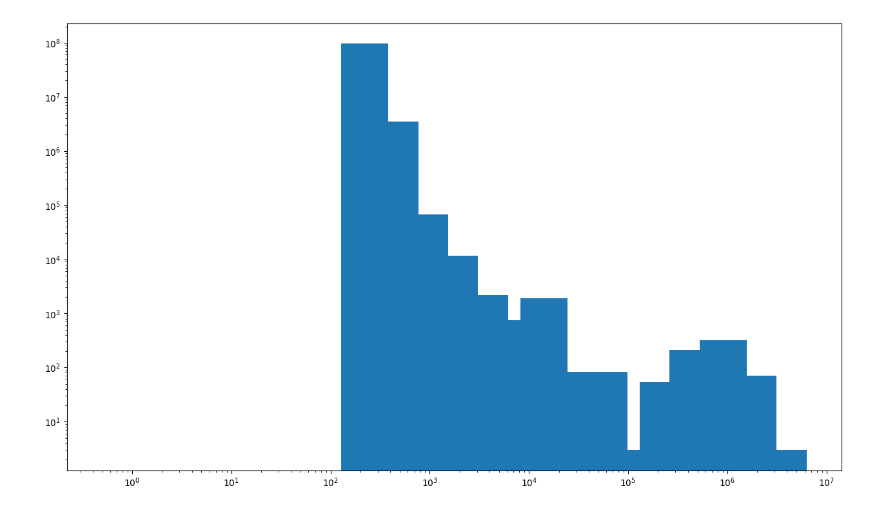
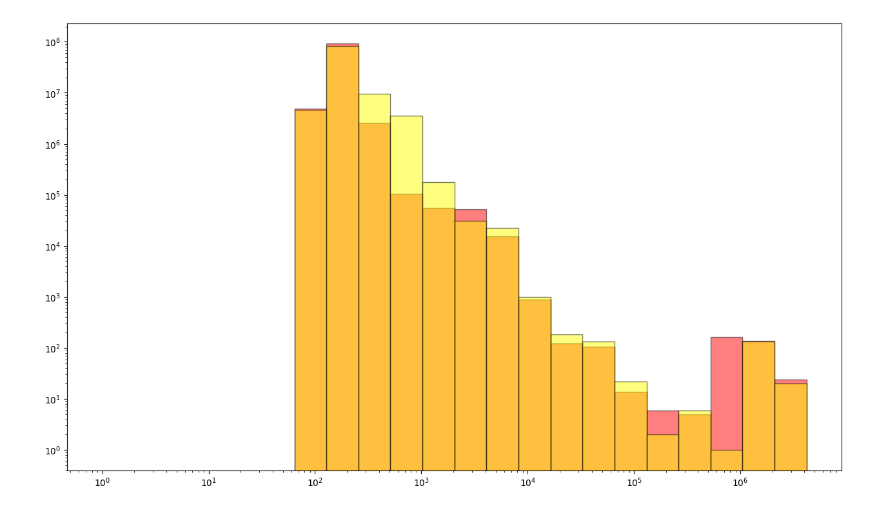
Before and after one commit to isaiah-perumalla/jitterTrace, a Jupyter notebook: histogram.ipynb, the cells around one changed output. Drawn from its saved outputs; the diff is of its cells as text; code cells hidden in the pictures.

```diff
--- a/histogram.ipynb
+++ b/histogram.ipynb
@@ -63,17 +67,16 @@ time_series1,hist1 = percentile_df(HDR_LOG_2)
-# %%
-
-x = np.logspace(5, 30, 30, base=2)
-y = [(int(i),(hist0.get_count_at_value(int(i)))) for i in x]
+# %%
+def plot_hist(ax, hist,label, color='blue'):
+    val_counts =[(x.value_iterated_from,  x.count_added_in_this_iter_step) for x in hist.get_log_iterator(1, 2)]
+    xs = [x[0]for x in val_counts]
+    ys = [x[1] for x in val_counts]
+    ax.bar(xs[:-1],ys[:-1],width=np.diff(xs), ec="k", align="edge",
+           color=color, label=label, alpha=0.5)
 # %%
-
-val_counts =[(x.value_iterated_from,  x.count_added_in_this_iter_step) for x in hist1.get_log_iterator(1, 2)]
-xs = [x[0]for x in val_counts]
-ys = [x[1] for x in val_counts]
-fig1,ax1 = plt.subplots()
-fig1.set_size_inches(15.5, 9)
-ax1.set_yscale('log')
-ax1.set_xscale("log")
-ax1.bar(xs[:-1],ys[:-1],width=np.diff(xs))
-plt.show()
+def plot_hist_diff(hist0, hist1,label0='hist0', label1='hist1'):
+    fig1,ax1 = plt.subplots()
+    fig1.set_size_inches(15.5, 9)
+    ax1.set_yscale('log')
+    ax1.set_xscale("log")
+    plot_hist(ax1, hist0, label=label0, color='red')
+    plot_hist(ax1, hist1, label=label1, color='yellow')
+    plt.show()
-# %% [output]
-[figure, removed]
@@ -80 +86,5 @@ plt.show()
+# %%
+plot_hist_diff(isolated, baseline, label0='cpu-isolate', label1='baseline-no-isolcpus')
+# %% [output]
+[figure, added]
 # %%
```
Also changed, not shown: parts of 9 cells of this notebook, 17 other files.
